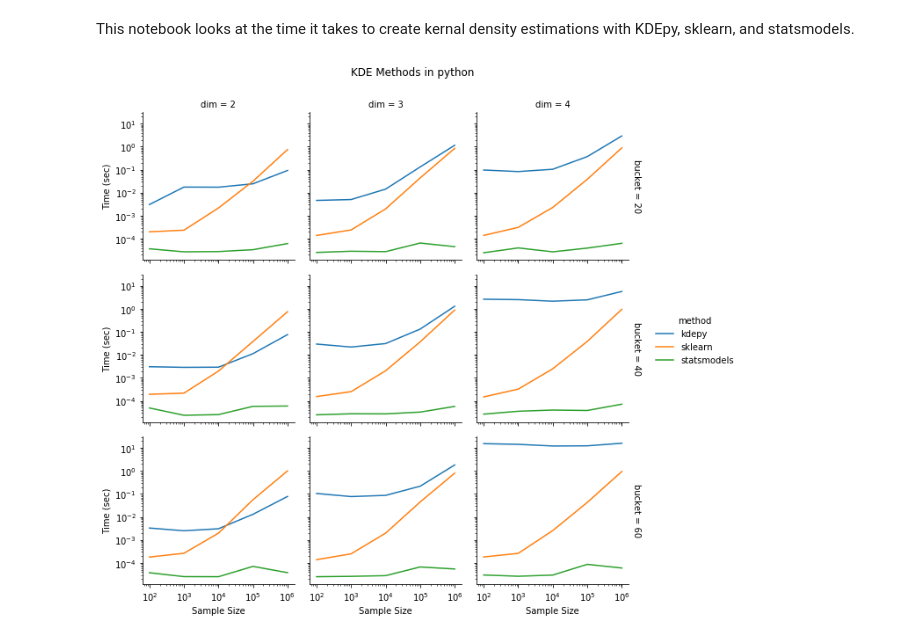
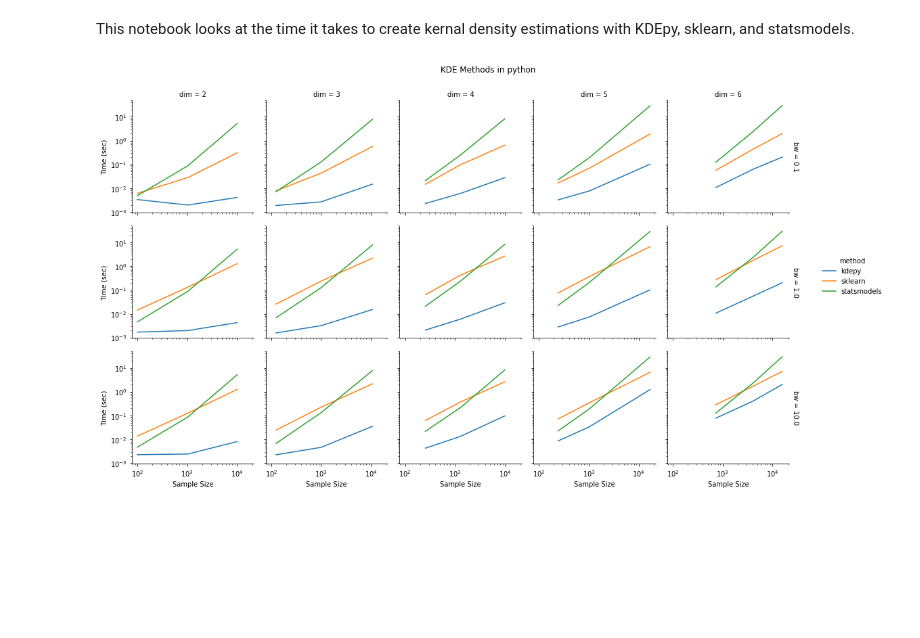
Before and after one commit to badbayesian/kde_examples, a Jupyter notebook: testing_gaussian_dist.ipynb, the cells around one changed output. Saved outputs shown, nothing was run; the diff lists cells and outputs as text; code cells hidden in the pictures; blank space fills up the shorter version.

```diff
--- a/testing_gaussian_dist.ipynb
+++ b/testing_gaussian_dist.ipynb
@@ -62,18 +67,17 @@ def gaussian_kdes(sample_sizes, dims, buckets, N=5, kernal="gaussian"):
 # %%
-sample_sizes = [10**i for i in range(2, 7)]
-dims = list(range(2,5))
-buckets = [20*i for i in range(1, 4)]
+sample_sizes = [10**i for i in range(2, 5)]
+dims = list(range(2,7))
+bws = [10**i for i in range(-1, 2)]
 
-testing, kde = gaussian_kdes(sample_sizes, dims, buckets, N=1)
+testing = gaussian_kdes(sample_sizes, dims, bws, N=1)
 # %%
 # TODO confidence intervals
-g = sns.FacetGrid(testing, hue="method", row="bucket", col="dim", margin_titles=True);
+g = sns.FacetGrid(testing, hue="method", row="bw", col="dim", margin_titles=True);
 g.map(plt.loglog, "sample_size", "time");
 g.add_legend();
 plt.subplots_adjust(top=0.9);
 g.fig.suptitle('KDE Methods in python');
-size = len(g.axes[0])
-_ = [g.axes[i,0].set_ylabel("Time (sec)") for i in range(size)]
-_ = [g.axes[size-1,i].set_xlabel("Sample Size") for i in range(size)]
+_ = [g.axes[i,0].set_ylabel("Time (sec)") for i in range(len(bws))]
+_ = [g.axes[len(bws)-1,i].set_xlabel("Sample Size") for i in range(len(dims))]
 # %% [output]
-[figure, old version]
+[figure, new version]
```
Also changed, not shown: parts of 2 cells of this notebook.
